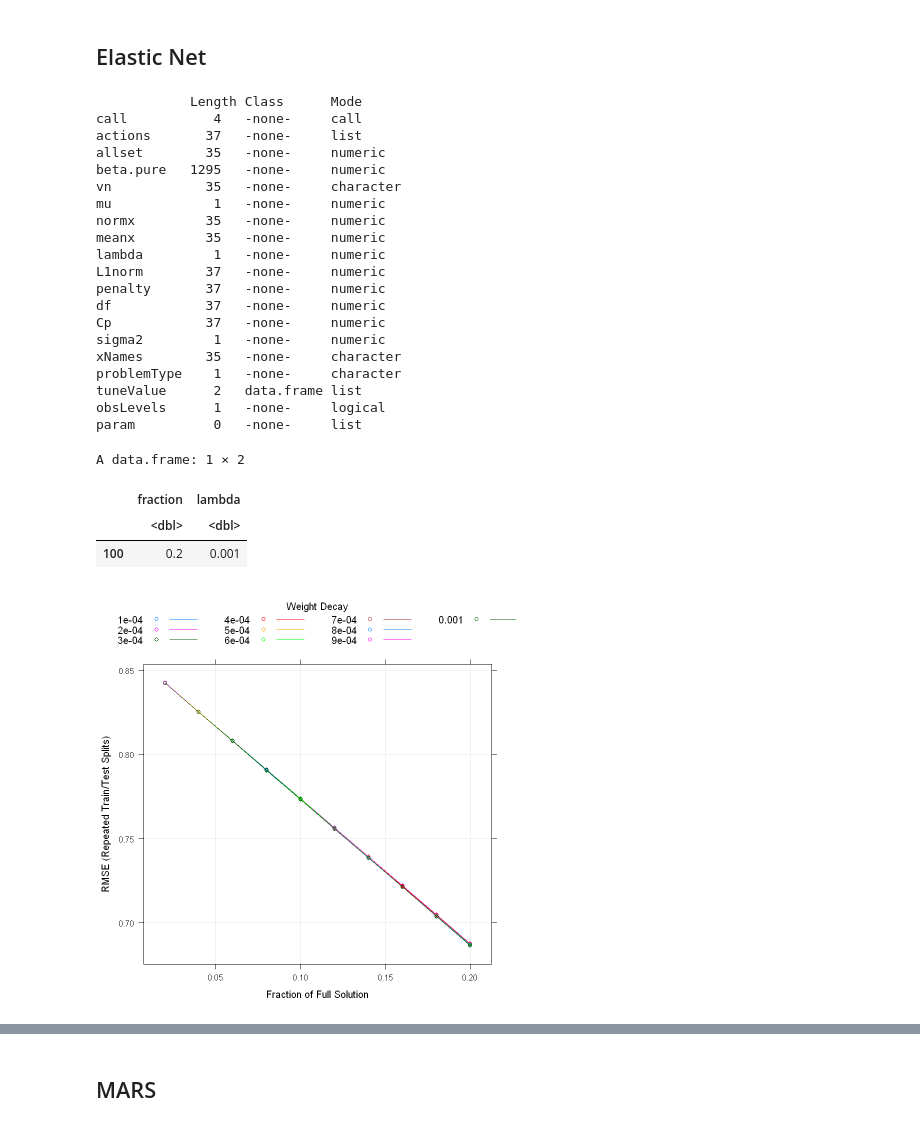
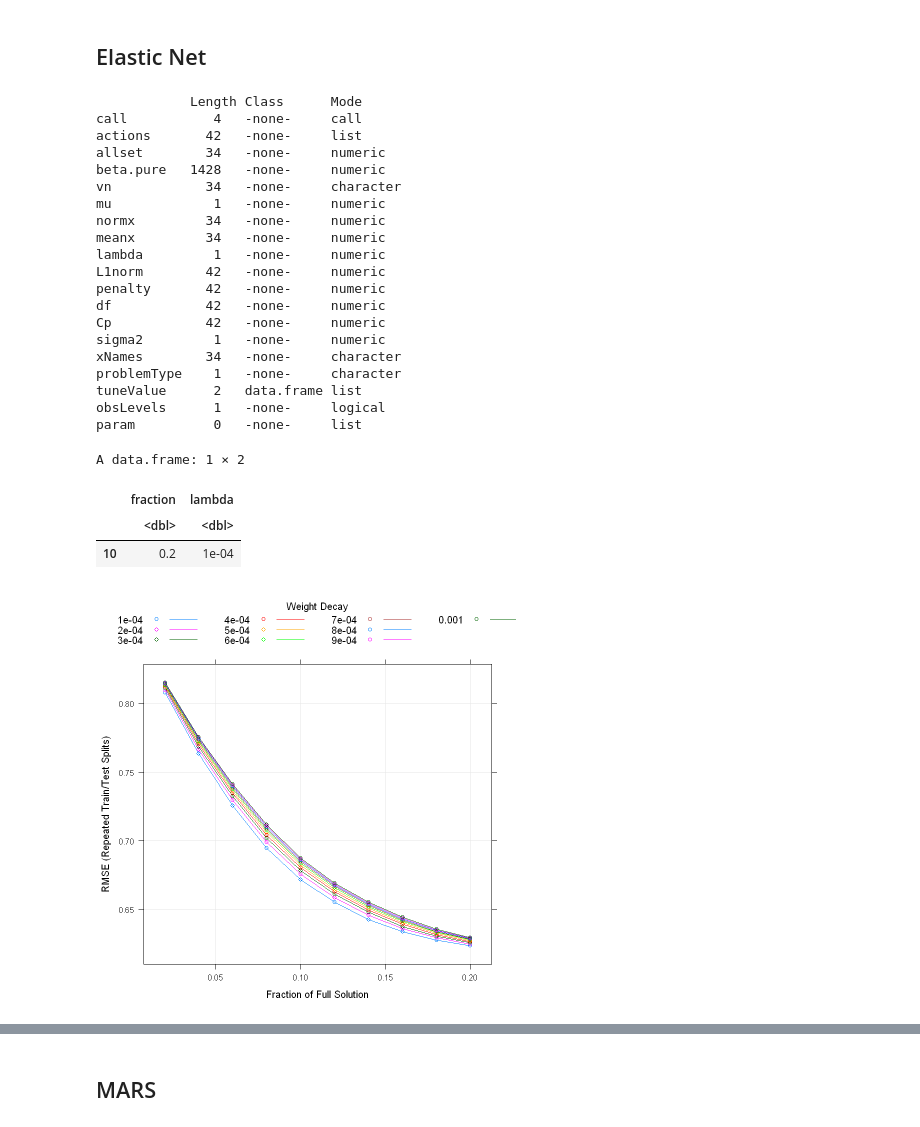
Before and after one commit to jvbaker95/OR-568-Project, a Jupyter notebook: OR-568_Project_Analysis.ipynb, the cells around one changed output, grey strips where cells are left out. Cells and saved outputs as stored; diff of their text form; code cells hidden in the pictures.

```diff
--- a/OR-568_Project_Analysis.ipynb
+++ b/OR-568_Project_Analysis.ipynb
@@ -838,52 +876,54 @@ A data.frame: 4 × 3
 enet.NearZeroVar <- nearZeroVar(df.for_modeling)
 df.enet.train <- df.for_modeling[df.shuffled,-enet.NearZeroVar]
 df.enet.test <- df.for_modeling[-df.shuffled,-enet.NearZeroVar]
 
 # Tune Grid
 k=10
 
 # Train Model
 tic()
-enetFit.MC <- train(x = df.enet.train, # select features/predictors
-                   y = df.enet.train$sale.price, # select outcome
-                   method = "enet",
-                   tuneGrid = expand.grid(.fraction = .2*(1:k)/k, .lambda=.001*(1:k)/k),
-                   trControl = trainControl("LGOCV"), # Monte Carlo Cross Validation
-                   preProc = c("center", "scale"))
+enetFit.MC <- train(
+    x = subset(df.enet.train, select = -sale.price), # select features/predictors
+    y = df.enet.train$sale.price, # select outcome
+    method = "enet",
+    tuneGrid = expand.grid(.fraction = .2*(1:k)/k, .lambda=.001*(1:k)/k),
+    trControl = trainControl("LGOCV"), # Monte Carlo Cross Validation
+    preProc = c("center", "scale")
+)
 # Summary
 summary(enetFit.MC)
 enetFit.MC$bestTune
 plot(enetFit.MC)
 
 #Prediction
 enetPred.MC <- predict(enetFit.MC, df.enet.test)
 enetTest.MC <- data.frame(obs = df.enet.test$sale.price, pred = enetPred.MC)
 # %% [output]
             Length Class      Mode
 call           4   -none-     call
-actions       37   -none-     list
-allset        35   -none-     numeric
-beta.pure   1295   -none-     numeric
-vn            35   -none-     character
+actions       42   -none-     list
+allset        34   -none-     numeric
+beta.pure   1428   -none-     numeric
+vn            34   -none-     character
 mu             1   -none-     numeric
-normx         35   -none-     numeric
-meanx         35   -none-     numeric
+normx         34   -none-     numeric
+meanx         34   -none-     numeric
 lambda         1   -none-     numeric
-L1norm        37   -none-     numeric
-penalty       37   -none-     numeric
-df            37   -none-     numeric
-Cp            37   -none-     numeric
+L1norm        42   -none-     numeric
+penalty       42   -none-     numeric
+df            42   -none-     numeric
+Cp            42   -none-     numeric
 sigma2         1   -none-     numeric
-xNames        35   -none-     character
+xNames        34   -none-     character
 problemType    1   -none-     character
 tuneValue      2   data.frame list
 obsLevels      1   -none-     logical
 param          0   -none-     list
 A data.frame: 1 × 2
 |  | fraction | lambda |
 |  | <dbl> | <dbl> |
-| 100 | 0.2 | 0.001 |
+| 10 | 0.2 | 1e-04 |
-[figure, old version]
+[figure, new version]
 # %%
 defaultSummary(enetTest.MC)
 toc()
```
Also changed, not shown: parts of 19 cells of this notebook, 1 other file.
